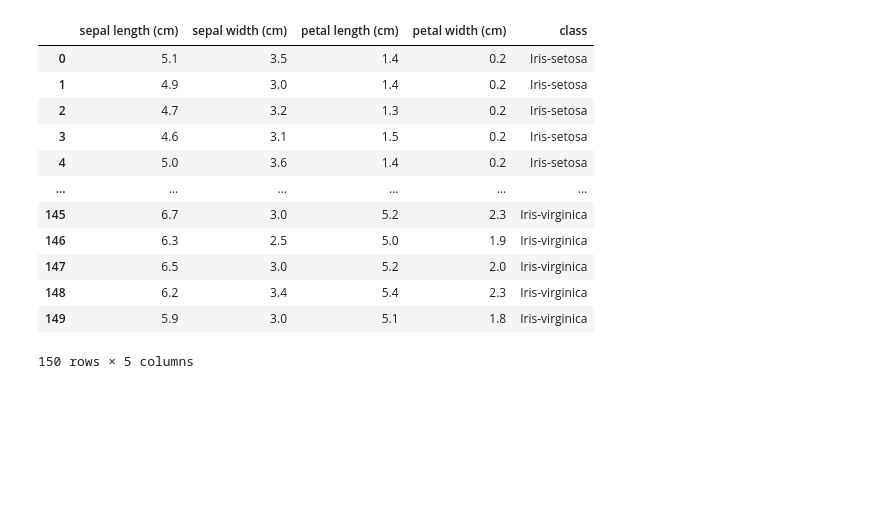
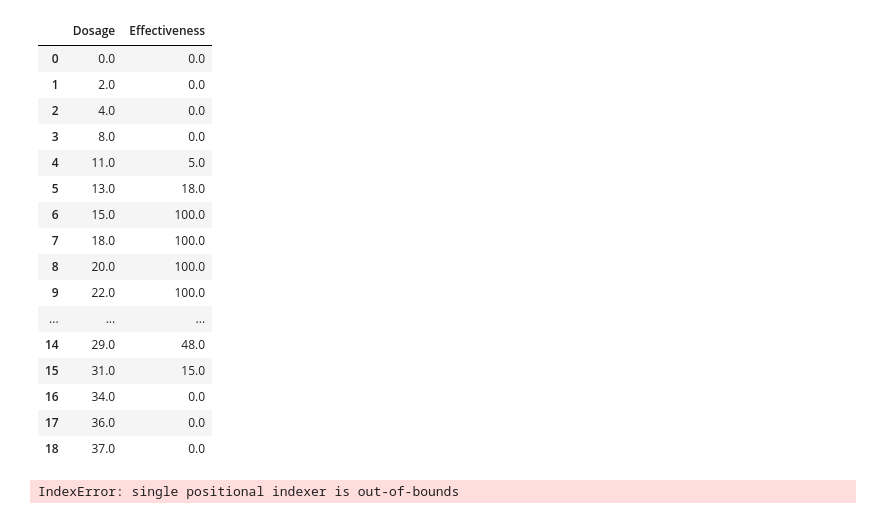
Before and after one commit to haroonsyed/Rust-Machine-Learning, a Jupyter notebook: notebooks/Regression-Tree.ipynb, the cells around one changed output. Drawn from its saved outputs; the diff is of its cells as text; code cells hidden in the pictures; blank space fills up the shorter version.

```diff
--- a/notebooks/Regression-Tree.ipynb
+++ b/notebooks/Regression-Tree.ipynb
@@ -2,26 +2,63 @@
 import Rust_Machine_Learning
 import plotly.express as px
 import pandas as pd
-# %%
-# Get the csv data
-df = pd.read_csv("../data/iris.data")
-# df = pd.read_csv("../data/kmeans-dataset.csv")
-# df = pd.read_csv("../data/winequality-red.csv")
-df
-# %% [output]
-|  | sepal length (cm) | sepal width (cm) | petal length (cm) | petal width (cm) | class |
-| 0 | 5.1 | 3.5 | 1.4 | 0.2 | Iris-setosa |
-| 1 | 4.9 | 3.0 | 1.4 | 0.2 | Iris-setosa |
-| 2 | 4.7 | 3.2 | 1.3 | 0.2 | Iris-setosa |
-| 3 | 4.6 | 3.1 | 1.5 | 0.2 | Iris-setosa |
-| 4 | 5.0 | 3.6 | 1.4 | 0.2 | Iris-setosa |
-| ... | ... | ... | ... | ... | ... |
-| 145 | 6.7 | 3.0 | 5.2 | 2.3 | Iris-virginica |
-| 146 | 6.3 | 2.5 | 5.0 | 1.9 | Iris-virginica |
-| 147 | 6.5 | 3.0 | 5.2 | 2.0 | Iris-virginica |
-| 148 | 6.2 | 3.4 | 5.4 | 2.3 | Iris-virginica |
-| 149 | 5.9 | 3.0 | 5.1 | 1.8 | Iris-virginica |
-150 rows × 5 columns
+# %%
+# Get the csv data
+# df = pd.read_csv("../data/iris.data")
+# df = pd.read_csv("../data/kmeans-dataset.csv")
+# df = pd.read_csv("../data/winequality-red.csv")
+df = pd.DataFrame({
+  "Dosage": [0.0,2.0,4.0,8.0,11.0,13.0,15.0,18.0,20.0,22.0,25.0,26.0,27.0,28.0,29.0,31.0,34.0,36.0,37.0],
+  "Effectiveness": [0.0,0.0,0.0,0.0,5.0,18.0,100.0,100.0,100.0,100.0,60.0,58.0,56.0,52.0,48.0,15.0,0.0,0.0,0.0]
+})
+df
+# %% [output]
+|  | Dosage | Effectiveness |
+| 0 | 0.0 | 0.0 |
+| 1 | 2.0 | 0.0 |
+| 2 | 4.0 | 0.0 |
+| 3 | 8.0 | 0.0 |
+| 4 | 11.0 | 5.0 |
+| 5 | 13.0 | 18.0 |
+| 6 | 15.0 | 100.0 |
+| 7 | 18.0 | 100.0 |
+| 8 | 20.0 | 100.0 |
+| 9 | 22.0 | 100.0 |
+| ... | ... | ... |
+| 14 | 29.0 | 48.0 |
+| 15 | 31.0 | 15.0 |
+| 16 | 34.0 | 0.0 |
+| 17 | 36.0 | 0.0 |
+| 18 | 37.0 | 0.0 |
+# %%
+# Ensure categoriical data is one-hot encoded
+# columns is list of ints
+def one_hot_encode(df, columns):
+    encoded = df.copy()
+    feature_to_cols = dict()
+    for col in columns:
+        # Get the unique values
+        unique_vals = encoded.iloc[:, col].unique()
+
+        # Start col
+        start_col = encoded.shape[1]-1
+
+        # Now for each unique value add a col to df
+        for val in unique_vals:
+            col_encoded = encoded.iloc[:, col] == val
+            col_encoded = [(1.0 if label == True else 0.0) for label in col_encoded]
+            encoded["is_" + encoded.columns[col] + "_" + str(val)] = col_encoded
+
+        end_col = encoded.shape[1]-1
+        feature_to_cols[col] = list(range(start_col, end_col))
+
+    encoded.drop(encoded.columns[columns], axis=1, inplace=True)
+    return (encoded, feature_to_cols)
+to_encode = []
+encoded, feature_to_encoded_cols = one_hot_encode(df, to_encode)
+encoded
+# %% [output]
+IndexError: single positional indexer is out-of-bounds
 # %%
 # Split the data into train and test
 def split_train_test(df, percent_train, randomize = True):
```
Also changed, not shown: parts of 5 cells of this notebook, 2 other files.
